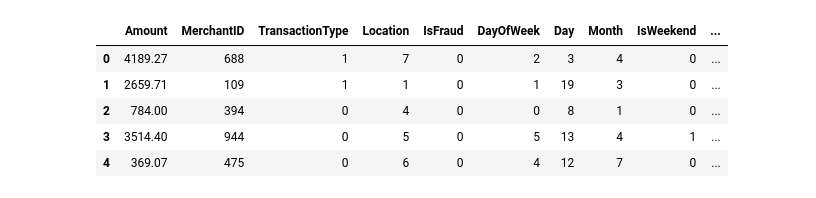
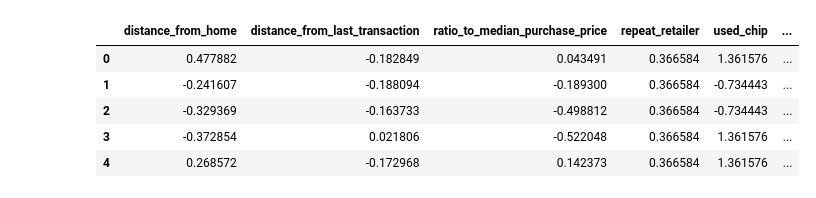
Before and after one commit to ran-extern/credit_card_fraud_detection, a Jupyter notebook: src/preprocessing.ipynb, the cells around one changed output. Saved outputs shown, nothing was run; the diff lists cells and outputs as text; code cells hidden in the pictures.

Commit message:
model and web interface

```diff
--- a/src/preprocessing.ipynb
+++ b/src/preprocessing.ipynb
@@ -14,7 +17,7 @@ def load_dataset(path:str)->pd.DataFrame:
     """
     return pd.read_csv(path)
 # %%
-raw_data = load_dataset("../data/raw_data/credit_card_fraud_dataset.csv")
+raw_data = load_dataset("../data/raw_data/card_transdata.csv")
 # %%
 def data_exploration(data:pd.DataFrame)->None:
     '''
@@ -191,28 +158,18 @@ plot_location_analysis(raw_data)
 # %%
 
-def process_date(data: pd.DataFrame) -> pd.DataFrame:
+def process_data_and_save(data: pd.DataFrame,path:str) -> pd.DataFrame:
     '''
-    Process the date column so the model can handle it better. Also convert the time to a cyclical encoding so the model can understand temporal distance better. It also save the plot.
+    Scaled the data using StandardScaler and save it to ../data/processed_data/card_transdata.csv.
     :param data: Pandas DataFrame, contains the data
+    :param path: str, path to save the data
     :return:None
     '''
-    data = data.copy()
-    data["TransactionDate"] = pd.to_datetime(data["TransactionDate"], errors='coerce')
-
-    # Extract time-based features
-    data['Hour'] = data["TransactionDate"].dt.hour
-    data['DayOfWeek'] = data['TransactionDate'].dt.dayofweek  # 0=Monday
-    data['Day'] = data['TransactionDate'].dt.day
-    data['Month'] = data['TransactionDate'].dt.month
-    data['IsWeekend'] = data['DayOfWeek'].isin([5, 6]).astype(int)
-
-    # Cyclical encoding for Hour
-    data['Hour_sin'] = np.sin(2 * np.pi * data['Hour'] / 24)
-    data['Hour_cos'] = np.cos(2 * np.pi * data['Hour'] / 24)
-
-    # Drop original columns
-    data.drop(['TransactionDate', 'Hour'], axis=1, inplace=True)
-
-    return data
+    scalerstd=StandardScaler()
+    colums_to_scale=['distance_from_home', 'distance_from_last_transaction', 'ratio_to_median_purchase_price','repeat_retailer','used_chip','used_pin_number','online_order']
+    data[colums_to_scale]=scalerstd.fit_transform(data[colums_to_scale])
+    joblib.dump(scalerstd,'../weights/scaler/scaler.pkl')
+    data.to_csv(path,index=False)
+    return data.head()
 # %%
-data=process_date(raw_data)
+save_path='../data/processed_data/card_transdata.csv'
+data=process_data_and_save(raw_data,save_path)
@@ -238,9 +176,9 @@ processed_data=pre_processing(data,save_path)
 # %%
-processed_data
+data
 # %% [output]
-|  | Amount | MerchantID | TransactionType | Location | IsFraud | DayOfWeek | Day | Month | IsWeekend | ... |
-| 0 | 4189.27 | 688 | 1 | 7 | 0 | 2 | 3 | 4 | 0 | ... |
-| 1 | 2659.71 | 109 | 1 | 1 | 0 | 1 | 19 | 3 | 0 | ... |
-| 2 | 784.00 | 394 | 0 | 4 | 0 | 0 | 8 | 1 | 0 | ... |
-| 3 | 3514.40 | 944 | 0 | 5 | 0 | 5 | 13 | 4 | 1 | ... |
-| 4 | 369.07 | 475 | 0 | 6 | 0 | 4 | 12 | 7 | 0 | ... |
+|  | distance_from_home | distance_from_last_transaction | ratio_to_median_purchase_price | repeat_retailer | used_chip | ... |
+| 0 | 0.477882 | -0.182849 | 0.043491 | 0.366584 | 1.361576 | ... |
+| 1 | -0.241607 | -0.188094 | -0.189300 | 0.366584 | -0.734443 | ... |
+| 2 | -0.329369 | -0.163733 | -0.498812 | 0.366584 | -0.734443 | ... |
+| 3 | -0.372854 | 0.021806 | -0.522048 | 0.366584 | 1.361576 | ... |
+| 4 | 0.268572 | -0.172968 | 0.142373 | 0.366584 | 1.361576 | ... |
```
Also changed, not shown: parts of 16 cells of this notebook, 24 other files.
